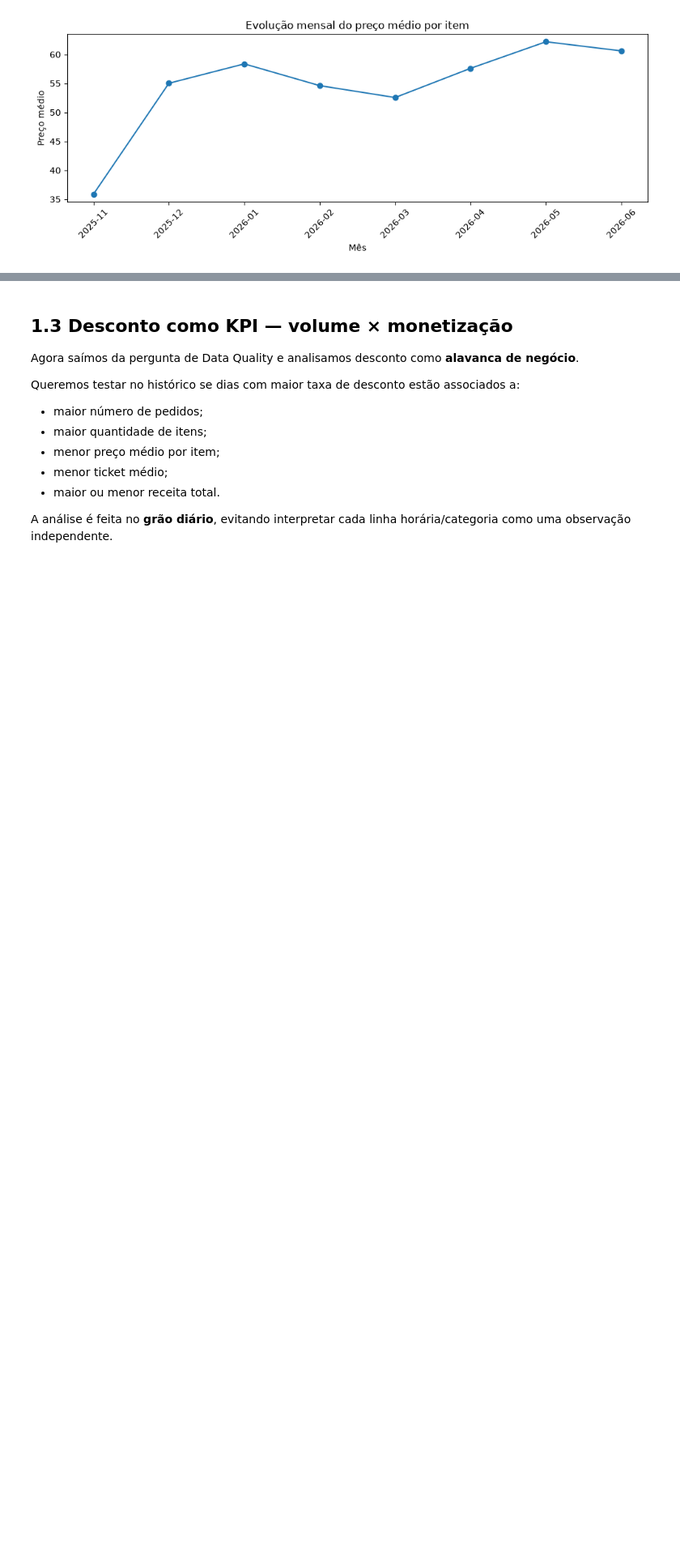
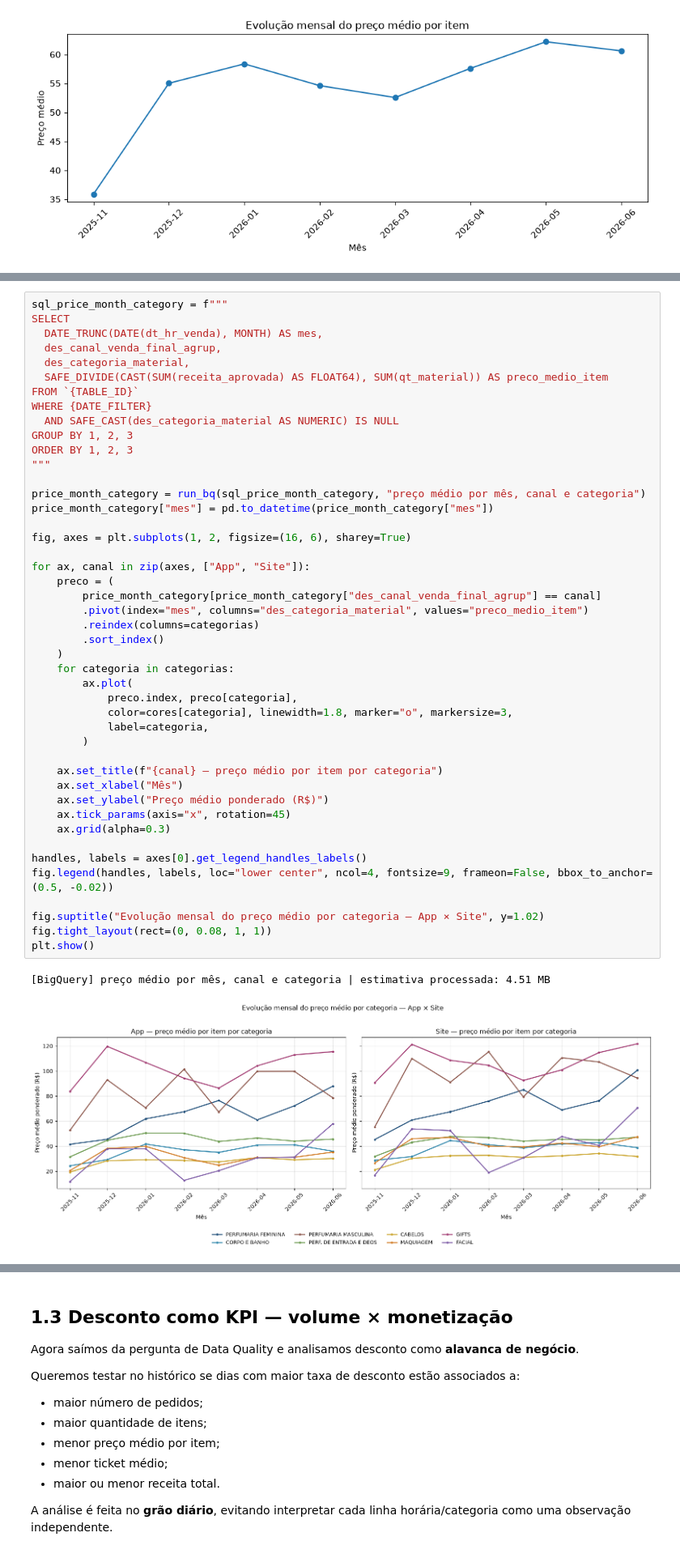
Before and after one commit to guisoares10/Projeto-GB, a Jupyter notebook: notebooks/01_eda_data_quality.ipynb, the cells around one changed output, grey strips where cells are left out. Shown at 81% size. Cells and saved outputs as stored; diff of their text form; blank space fills up the shorter version.

```diff
--- a/notebooks/01_eda_data_quality.ipynb
+++ b/notebooks/01_eda_data_quality.ipynb
@@ -816,0 +821,48 @@ plt.show()
+# %%
+sql_price_month_category = f"""
+SELECT
+  DATE_TRUNC(DATE(dt_hr_venda), MONTH) AS mes,
+  des_canal_venda_final_agrup,
+  des_categoria_material,
+  SAFE_DIVIDE(CAST(SUM(receita_aprovada) AS FLOAT64), SUM(qt_material)) AS preco_medio_item
+FROM `{TABLE_ID}`
+WHERE {DATE_FILTER}
+  AND SAFE_CAST(des_categoria_material AS NUMERIC) IS NULL
+GROUP BY 1, 2, 3
+ORDER BY 1, 2, 3
+"""
+
+price_month_category = run_bq(sql_price_month_category, "preço médio por mês, canal e categoria")
+price_month_category["mes"] = pd.to_datetime(price_month_category["mes"])
+
+fig, axes = plt.subplots(1, 2, figsize=(16, 6), sharey=True)
+
+for ax, canal in zip(axes, ["App", "Site"]):
+    preco = (
+        price_month_category[price_month_category["des_canal_venda_final_agrup"] == canal]
+        .pivot(index="mes", columns="des_categoria_material", values="preco_medio_item")
+        .reindex(columns=categorias)
+        .sort_index()
+    )
+    for categoria in categorias:
+        ax.plot(
+            preco.index, preco[categoria],
+            color=cores[categoria], linewidth=1.8, marker="o", markersize=3,
+            label=categoria,
+        )
+
+    ax.set_title(f"{canal} — preço médio por item por categoria")
+    ax.set_xlabel("Mês")
+    ax.set_ylabel("Preço médio ponderado (R$)")
+    ax.tick_params(axis="x", rotation=45)
+    ax.grid(alpha=0.3)
+
+handles, labels = axes[0].get_legend_handles_labels()
+fig.legend(handles, labels, loc="lower center", ncol=4, fontsize=9, frameon=False, bbox_to_anchor=(0.5, -0.02))
+
+fig.suptitle("Evolução mensal do preço médio por categoria — App × Site", y=1.02)
+fig.tight_layout(rect=(0, 0.08, 1, 1))
+plt.show()
+# %% [output]
+[BigQuery] preço médio por mês, canal e categoria | estimativa processada: 4.51 MB
+[figure, added]
```
Also changed, not shown: parts of 12 cells of this notebook.
